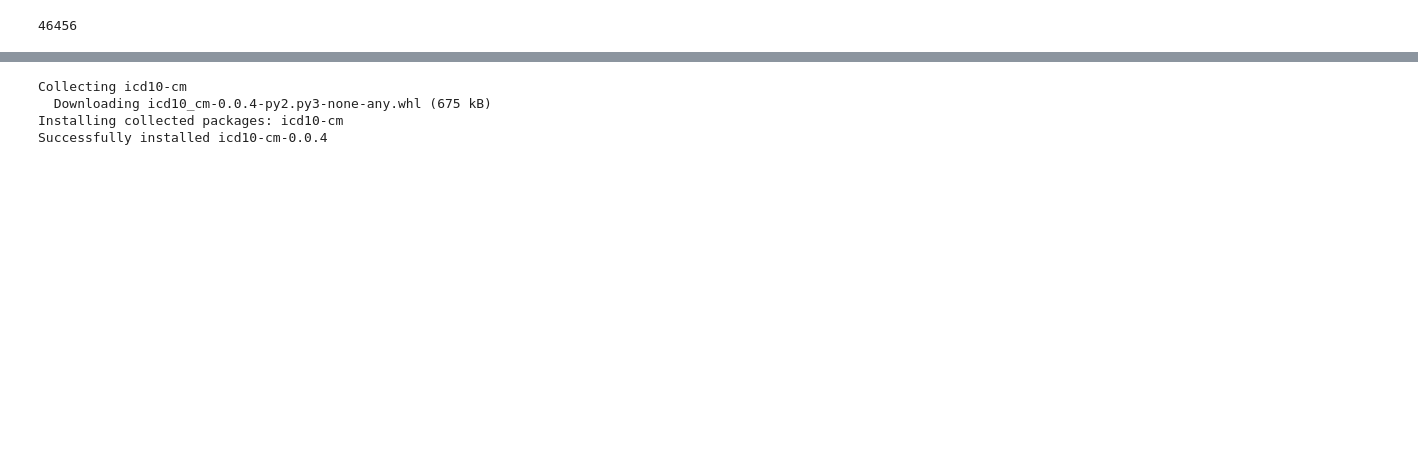
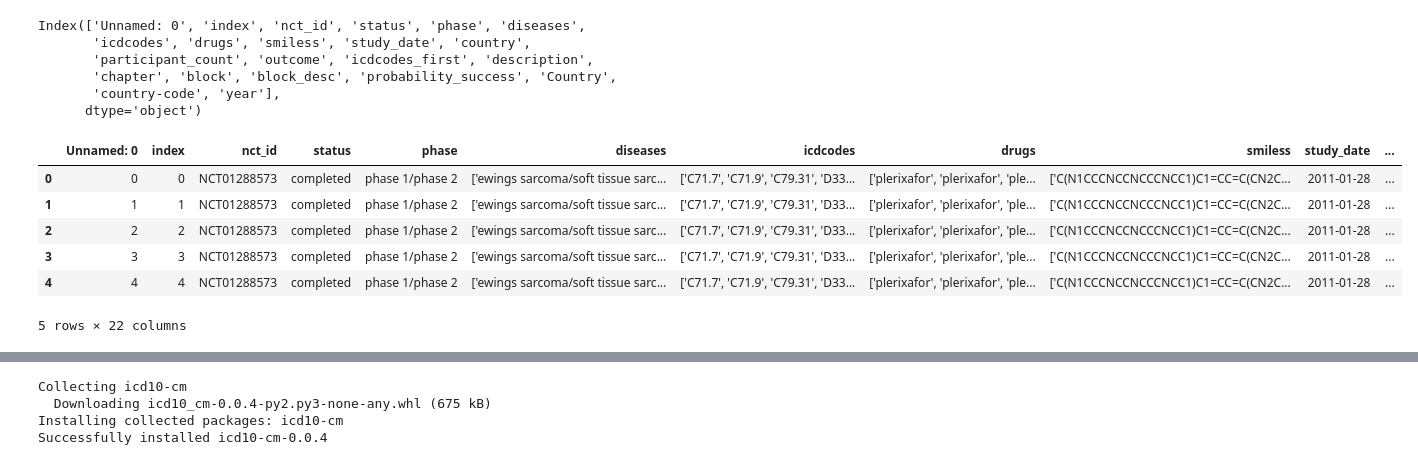
Before and after one commit to keziatesiman/bmi706-final_project, a Jupyter notebook: Playground MQL.ipynb, the cells around one changed output, grey strips where cells are left out. Cells and saved outputs as stored; diff of their text form; code cells hidden in the pictures; blank space fills up the shorter version.

```diff
--- a/Playground MQL.ipynb
+++ b/Playground MQL.ipynb
@@ -24,6 +24,21 @@ country_df = country_df.replace('United States of America', 'United States')
 df = pd.merge(df, country_df,  how='left', left_on='country', right_on='Country')
 df["year"] = pd.DatetimeIndex(df["study_date"]).year.astype("float")
 # %%
-len(df)
+df.columns
 # %% [output]
-46456
+Index(['Unnamed: 0', 'index', 'nct_id', 'status', 'phase', 'diseases',
+       'icdcodes', 'drugs', 'smiless', 'study_date', 'country',
+       'participant_count', 'outcome', 'icdcodes_first', 'description',
+       'chapter', 'block', 'block_desc', 'probability_success', 'Country',
+       'country-code', 'year'],
+      dtype='object')
+# %%
+df.head()
+# %% [output]
+|  | Unnamed: 0 | index | nct_id | status | phase | diseases | icdcodes | drugs | smiless | study_date | ... |
+| 0 | 0 | 0 | NCT01288573 | completed | phase 1/phase 2 | ['ewings sarcoma/soft tissue sarc... | ['C71.7', 'C71.9', 'C79.31', 'D33... | ['plerixafor', 'plerixafor', 'ple... | ['C(N1CCCNCCNCCCNCC1)C1=CC=C(CN2C... | 2011-01-28 | ... |
+| 1 | 1 | 1 | NCT01288573 | completed | phase 1/phase 2 | ['ewings sarcoma/soft tissue sarc... | ['C71.7', 'C71.9', 'C79.31', 'D33... | ['plerixafor', 'plerixafor', 'ple... | ['C(N1CCCNCCNCCCNCC1)C1=CC=C(CN2C... | 2011-01-28 | ... |
+| 2 | 2 | 2 | NCT01288573 | completed | phase 1/phase 2 | ['ewings sarcoma/soft tissue sarc... | ['C71.7', 'C71.9', 'C79.31', 'D33... | ['plerixafor', 'plerixafor', 'ple... | ['C(N1CCCNCCNCCCNCC1)C1=CC=C(CN2C... | 2011-01-28 | ... |
+| 3 | 3 | 3 | NCT01288573 | completed | phase 1/phase 2 | ['ewings sarcoma/soft tissue sarc... | ['C71.7', 'C71.9', 'C79.31', 'D33... | ['plerixafor', 'plerixafor', 'ple... | ['C(N1CCCNCCNCCCNCC1)C1=CC=C(CN2C... | 2011-01-28 | ... |
+| 4 | 4 | 4 | NCT01288573 | completed | phase 1/phase 2 | ['ewings sarcoma/soft tissue sarc... | ['C71.7', 'C71.9', 'C79.31', 'D33... | ['plerixafor', 'plerixafor', 'ple... | ['C(N1CCCNCCNCCCNCC1)C1=CC=C(CN2C... | 2011-01-28 | ... |
+5 rows × 22 columns
```
Also changed, not shown: parts of 5 cells of this notebook, 3 other files.
